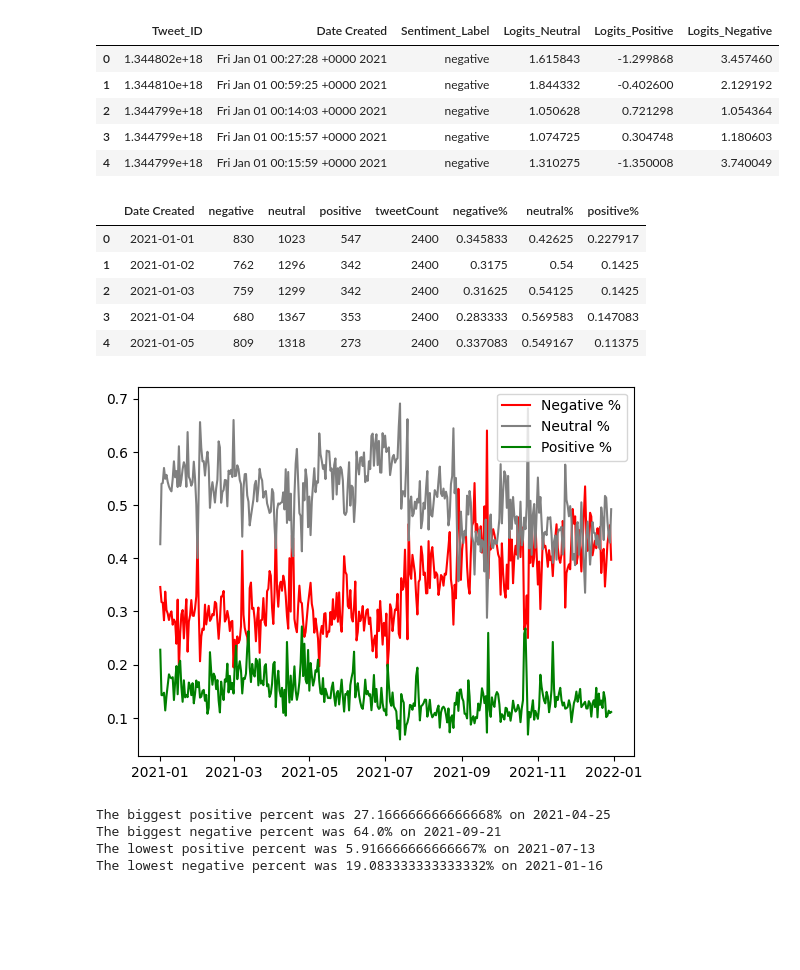
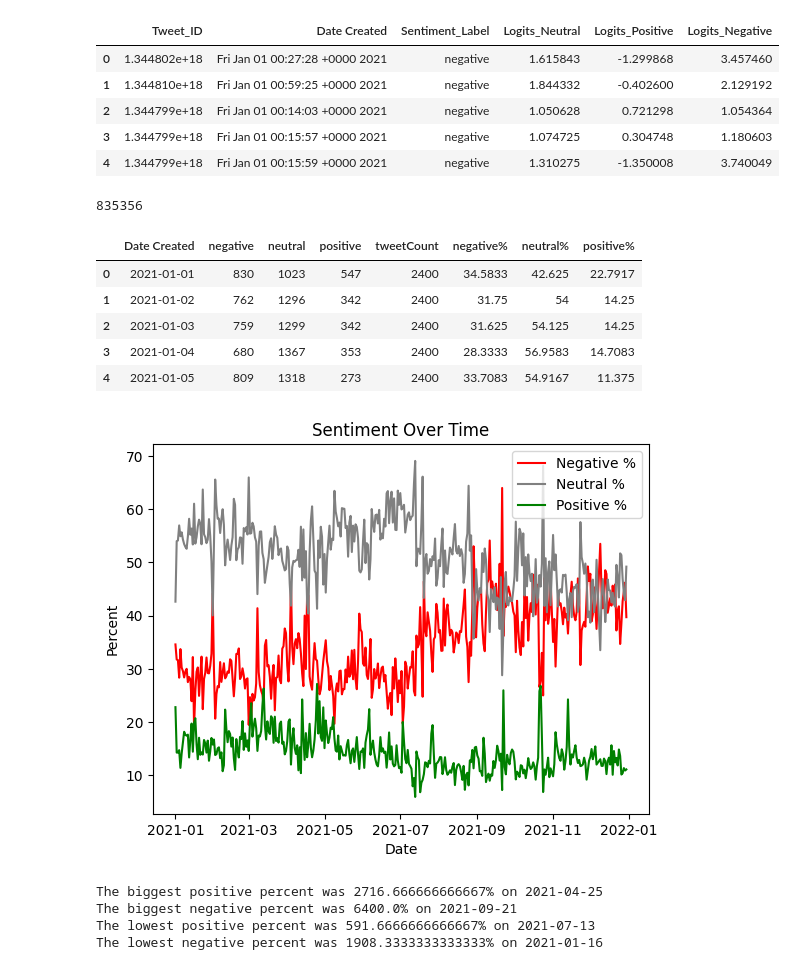
Before and after one commit to abala2017/CovidAnalysis, a Jupyter notebook: Analysis-mast.ipynb, the cells around one changed output. Saved outputs shown, nothing was run; the diff lists cells and outputs as text; code cells hidden in the pictures; blank space fills up the shorter version.

```diff
--- a/Analysis-mast.ipynb
+++ b/Analysis-mast.ipynb
@@ -12,6 +16,10 @@ df.head()
 | 2 | 1.344799e+18 | Fri Jan 01 00:14:03 +0000 2021 | negative | 1.050628 | 0.721298 | 1.054364 |
 | 3 | 1.344799e+18 | Fri Jan 01 00:15:57 +0000 2021 | negative | 1.074725 | 0.304748 | 1.180603 |
 | 4 | 1.344799e+18 | Fri Jan 01 00:15:59 +0000 2021 | negative | 1.310275 | -1.350008 | 3.740049 |
+# %%
+len(df)
+# %% [output]
+835356
 # %%
 ## convert the dataframe from datapoints to ratios by day
 df['Date Created'] = pd.to_datetime(df['Date Created']).dt.date
@@ -30,26 +38,29 @@ for _, row in ser.iterrows():
         currDict['Date Created'] = currDate
     currDict[row['Sentiment_Label']] = row['Sentiments']
 byDate['tweetCount'] = byDate.apply(lambda row : row['negative']+row['neutral']+row['positive'], axis=1)
-byDate['negative%'] = byDate['negative']/byDate['tweetCount']
-byDate['neutral%'] = byDate['neutral']/byDate['tweetCount']
-byDate['positive%'] = byDate['positive']/byDate['tweetCount']
+byDate['negative%'] = byDate['negative']/byDate['tweetCount'] * 100
+byDate['neutral%'] = byDate['neutral']/byDate['tweetCount'] * 100
+byDate['positive%'] = byDate['positive']/byDate['tweetCount'] * 100
 byDate.head()
 # %% [output]
 |  | Date Created | negative | neutral | positive | tweetCount | negative% | neutral% | positive% |
-| 0 | 2021-01-01 | 830 | 1023 | 547 | 2400 | 0.345833 | 0.42625 | 0.227917 |
-| 1 | 2021-01-02 | 762 | 1296 | 342 | 2400 | 0.3175 | 0.54 | 0.1425 |
-| 2 | 2021-01-03 | 759 | 1299 | 342 | 2400 | 0.31625 | 0.54125 | 0.1425 |
-| 3 | 2021-01-04 | 680 | 1367 | 353 | 2400 | 0.283333 | 0.569583 | 0.147083 |
-| 4 | 2021-01-05 | 809 | 1318 | 273 | 2400 | 0.337083 | 0.549167 | 0.11375 |
+| 0 | 2021-01-01 | 830 | 1023 | 547 | 2400 | 34.5833 | 42.625 | 22.7917 |
+| 1 | 2021-01-02 | 762 | 1296 | 342 | 2400 | 31.75 | 54 | 14.25 |
+| 2 | 2021-01-03 | 759 | 1299 | 342 | 2400 | 31.625 | 54.125 | 14.25 |
+| 3 | 2021-01-04 | 680 | 1367 | 353 | 2400 | 28.3333 | 56.9583 | 14.7083 |
+| 4 | 2021-01-05 | 809 | 1318 | 273 | 2400 | 33.7083 | 54.9167 | 11.375 |
 # %%
 ## graph the ratios over time
 plt.plot(list(byDate['Date Created']), list(byDate['negative%']) , color='red', label='Negative %')
 plt.plot(list(byDate['Date Created']), list(byDate['neutral%']) , color='grey', label='Neutral %')
 plt.plot(list(byDate['Date Created']), list(byDate['positive%']) , color='green', label='Positive %')
 plt.legend()
+plt.xlabel("Date")
+plt.ylabel("Percent")
+plt.title("Sentiment Over Time")
 plt.show()
 # %% [output]
-[figure, old version]
+[figure, new version]
 # %%
 ### Look at biggest/smallest dates of positive and negative and investigate issues which led to that
 posMax = byDate[byDate['positive%'] == byDate['positive%'].max()]
@@ -62,10 +73,10 @@ print('The biggest negative percent was ' + str(negMax['negative%'].iloc[0] * 10
 print('The lowest positive percent was ' + str(posMin['positive%'].iloc[0] * 100) + '% on ' + str(posMin['Date Created'].iloc[0]))
 print('The lowest negative percent was ' + str(negMin['negative%'].iloc[0] * 100) + '% on ' + str(negMin['Date Created'].iloc[0]))
 # %% [output]
-The biggest positive percent was 27.166666666666668% on 2021-04-25
-The biggest negative percent was 64.0% on 2021-09-21
-The lowest positive percent was 5.916666666666667% on 2021-07-13
-The lowest negative percent was 19.083333333333332% on 2021-01-16
+The biggest positive percent was 2716.666666666667% on 2021-04-25
+The biggest negative percent was 6400.0% on 2021-09-21
+The lowest positive percent was 591.6666666666667% on 2021-07-13
+The lowest negative percent was 1908.3333333333333% on 2021-01-16
 # %%
 ### Look at largest positives
 maxPosDf = byDate.sort_values('positive%', ascending = False).head(10)
```
Also changed, not shown: parts of 12 cells of this notebook, 4 other files.
